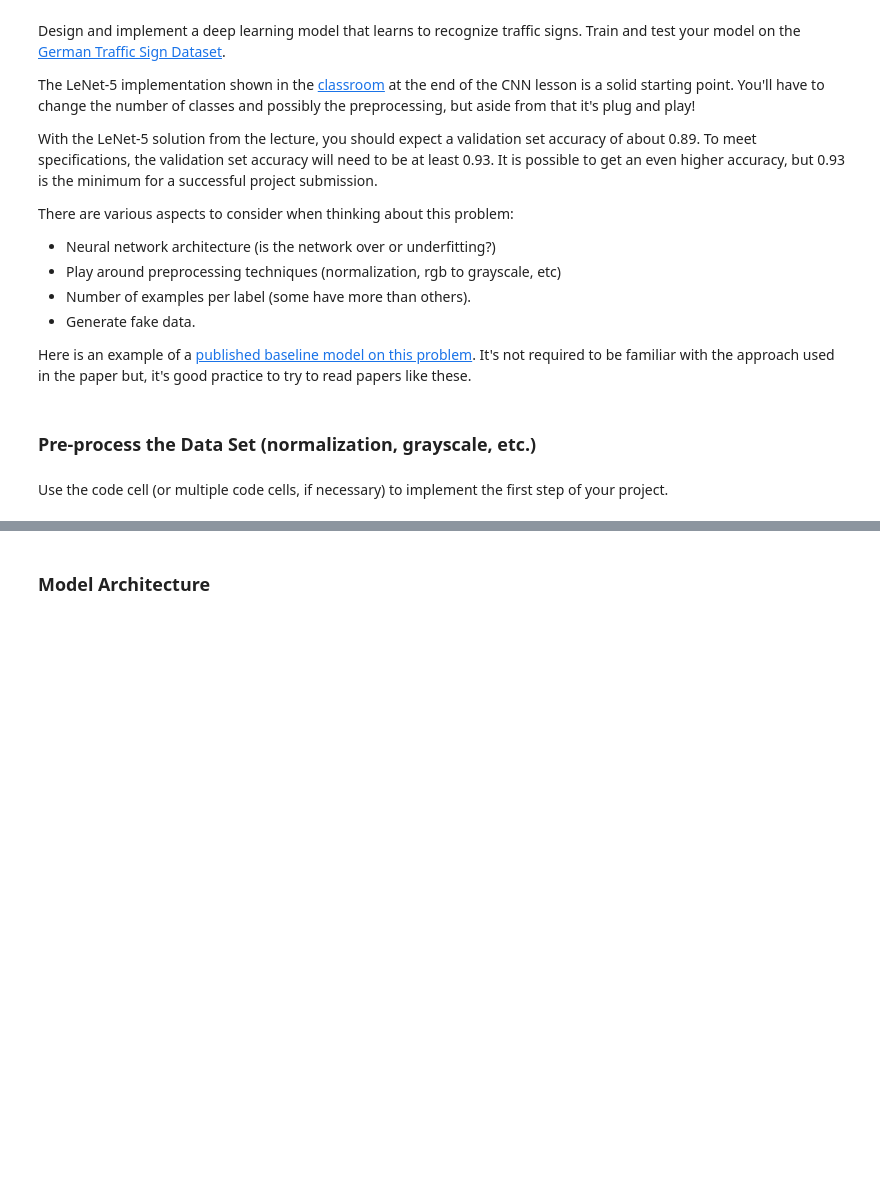
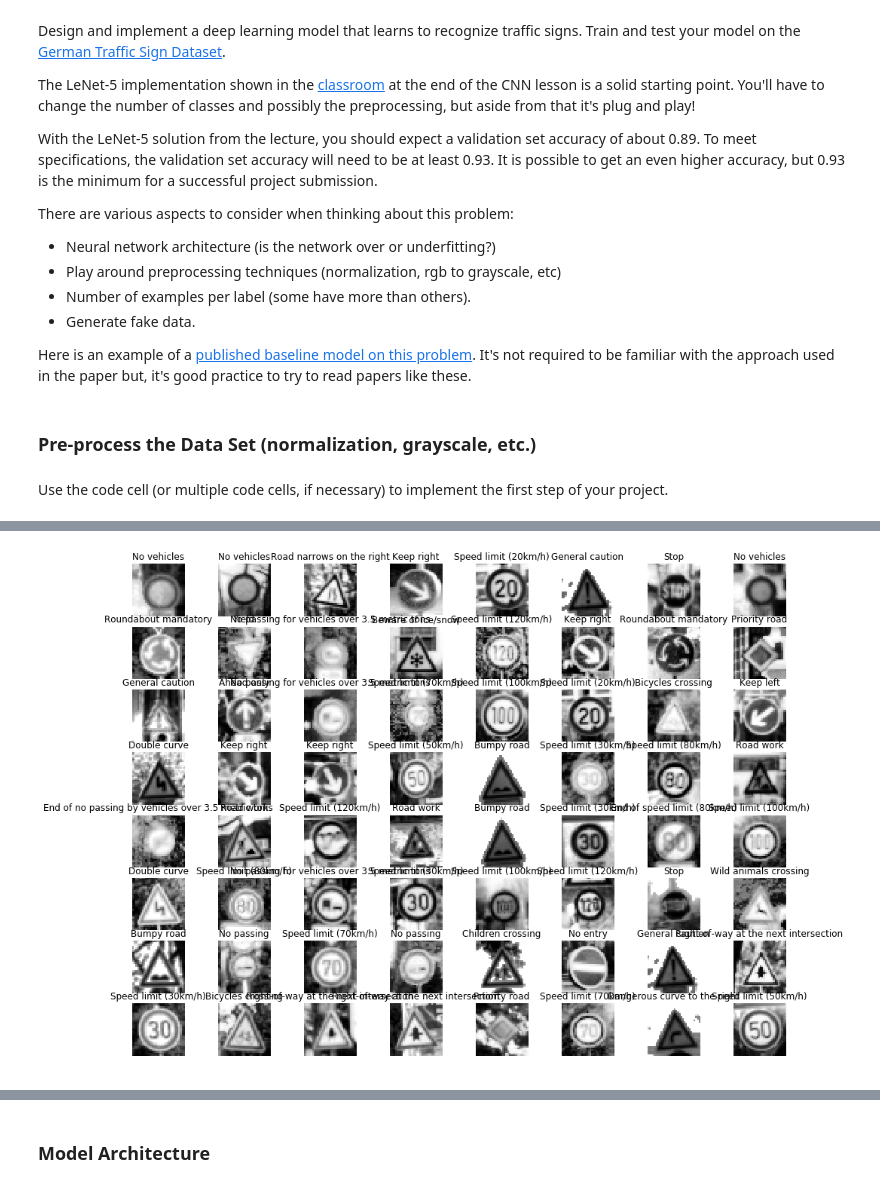
Before and after one commit to lake4790k/CarND-Traffic-Sign-Classifier-Project, a Jupyter notebook: Traffic_LeNet.ipynb, the cells around one changed output, grey strips where cells are left out. Saved outputs shown, nothing was run; the diff lists cells and outputs as text; code cells hidden in the pictures; blank space fills up the shorter version.

```diff
--- a/Traffic_LeNet.ipynb
+++ b/Traffic_LeNet.ipynb
@@ -154,0 +242,4 @@ plt.imshow(ii);
+# %%
+random_visualize(X_valid_prep, y_valid)
+# %% [output]
+[figure, added]
```
Also changed, not shown: parts of 28 cells of this notebook.
